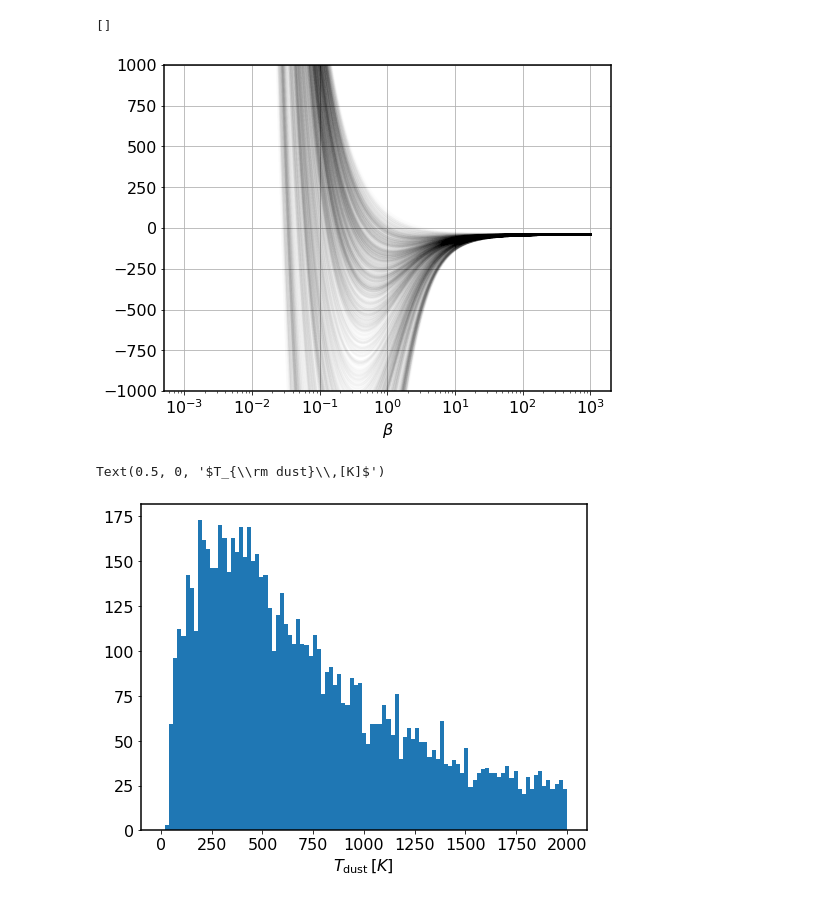
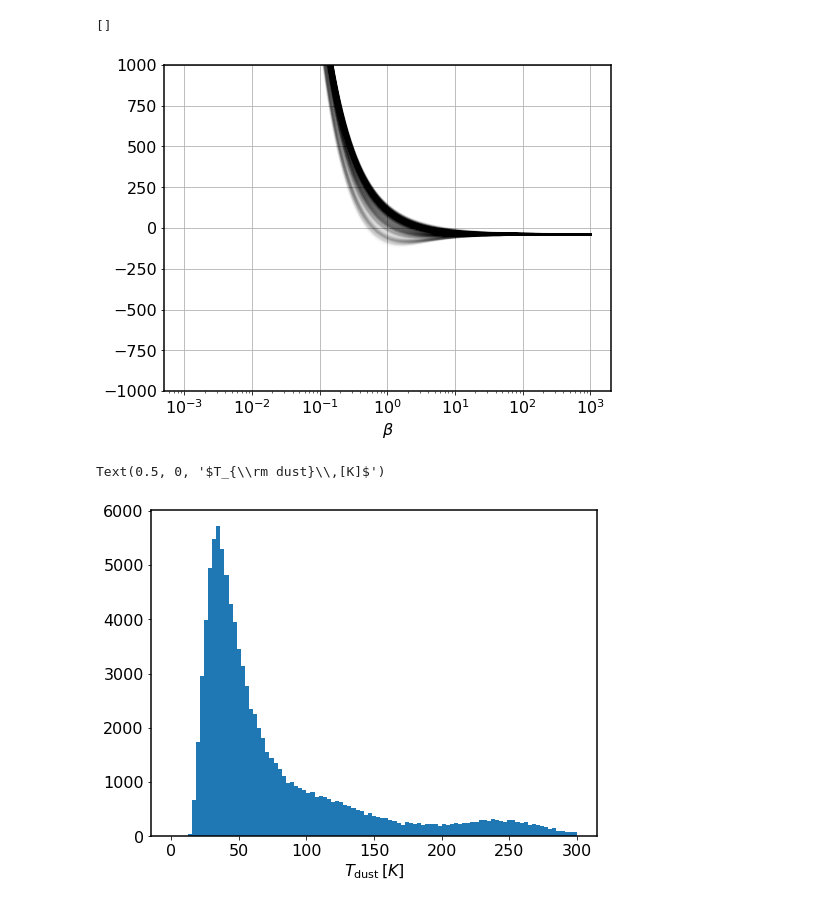
Before and after one commit to kokron/skyLine, a Jupyter notebook: notebooks/TdustPerGalaxyCompute-WIP.ipynb, the cells around one changed output. Drawn from its saved outputs; the diff is of its cells as text; code cells hidden in the pictures.

```diff
--- a/notebooks/TdustPerGalaxyCompute-WIP.ipynb
+++ b/notebooks/TdustPerGalaxyCompute-WIP.ipynb
@@ -134,6 +134,9 @@ def mainsequence_ssfr(halocat):
 
     defined in page 3 of https://browse.arxiv.org/pdf/1702.01140.pdf
 
+    Note there is a difference of 10^9 because we convert our sSFR to Yr^-1 and
+    theirs are in Gyr^-1.
+
     '''
 
     logz = np.log10(1 + halocat['Z'])
@@ -145,7 +148,7 @@ def mainsequence_ssfr(halocat):
 
     logmstar = np.log10(halocat['SM_HALO'])
 
-    log10ssfr = (-0.16 - 0.026*tc) * (logmstar + 0.025) - (6.51 - 0.11*tc) + 9
+    log10ssfr = (-0.16 - 0.026*tc) * (logmstar + 0.025) - (6.51 - 0.11*tc)
 
     return 10**log10ssfr
 
@@ -314,18 +311,18 @@ plt.semilogx()
 # plt.xlim()
 # %% [output]
 []
-[figure, old version]
+[figure, new version]
 # %%
-N=10000
+N=100000
 dustvec = np.zeros(N)
-bins = np.linspace(0, 2000, 100)
+bins = np.linspace(0, 300, 100)
 
 for i in range(N):
-    res = root_scalar(rootfind, args=i, bracket=[1e-4, 10], method='bisect').root
+    res = root_scalar(rootfind, args=i, bracket=[1e-1, 10], method='bisect').root
 
     dustvec[i] = Ad * (LIRvec[i]/mdust[i])**(1/(4+res))
 plt.hist(dustvec, bins=bins)
 plt.xlabel(r'$T_{\rm dust}\,[K]$')
 # %% [output]
 Text(0.5, 0, '$T_{\\rm dust}\\,[K]$')
-[figure, old version]
+[figure, new version]
```
Also changed, not shown: parts of 6 cells of this notebook.
